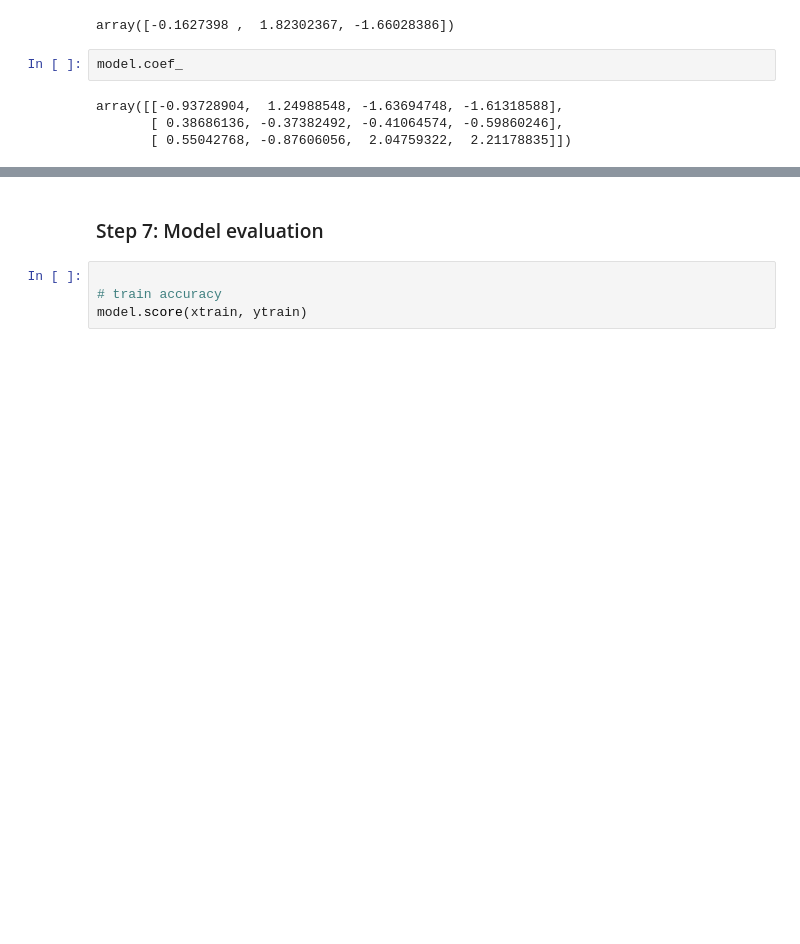
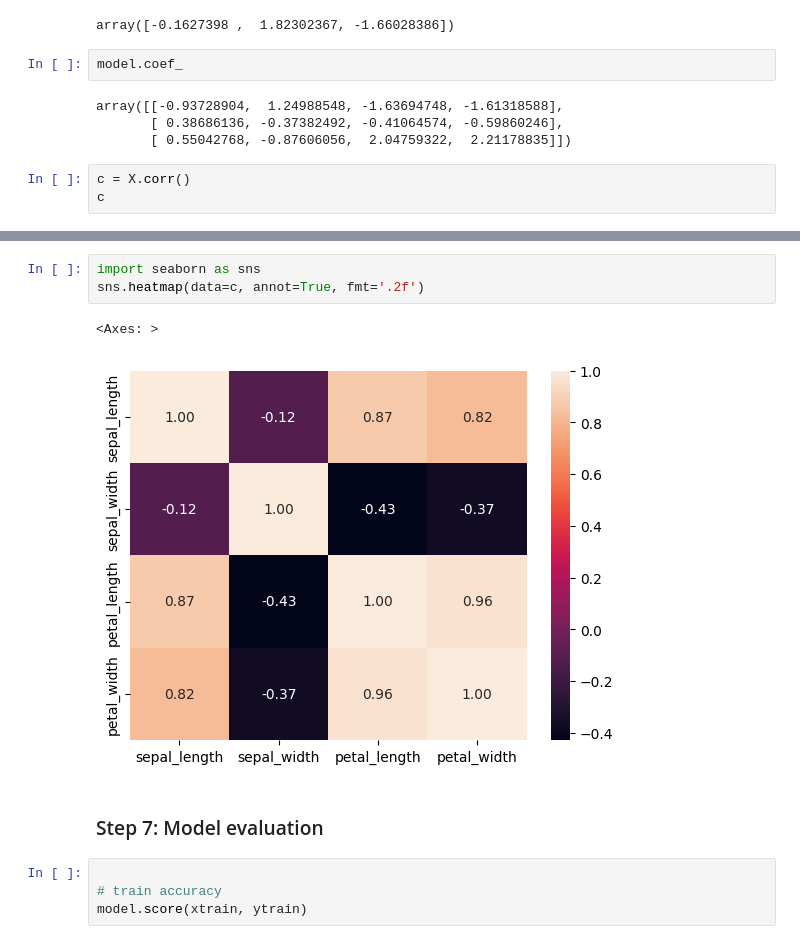
Before and after one commit to Tushar045/Machine-Learning, a Jupyter notebook: Logistic Regression/logistic.ipynb, the cells around one changed output, grey strips where cells are left out. Cells and saved outputs as stored; diff of their text form; blank space fills up the shorter version.

```diff
--- a/Logistic Regression/logistic.ipynb
+++ b/Logistic Regression/logistic.ipynb
@@ -203,3 +203,6 @@ model.coef_
 array([[-0.93728904,  1.24988548, -1.63694748, -1.61318588],
        [ 0.38686136, -0.37382492, -0.41064574, -0.59860246],
        [ 0.55042768, -0.87606056,  2.04759322,  2.21178835]])
+# %%
+c = X.corr()
+c
@@ -206,3 +215,9 @@ array([[-0.93728904,  1.24988548, -1.63694748, -1.61318588],
+# %%
+import seaborn as sns
+sns.heatmap(data=c, annot=True, fmt='.2f')
+# %% [output]
+<Axes: >
+[figure, added]
 # %% [markdown]
 ### Step 7: Model evaluation
 # %%
```
Also changed, not shown: parts of 25 cells of this notebook, 1 other file.
